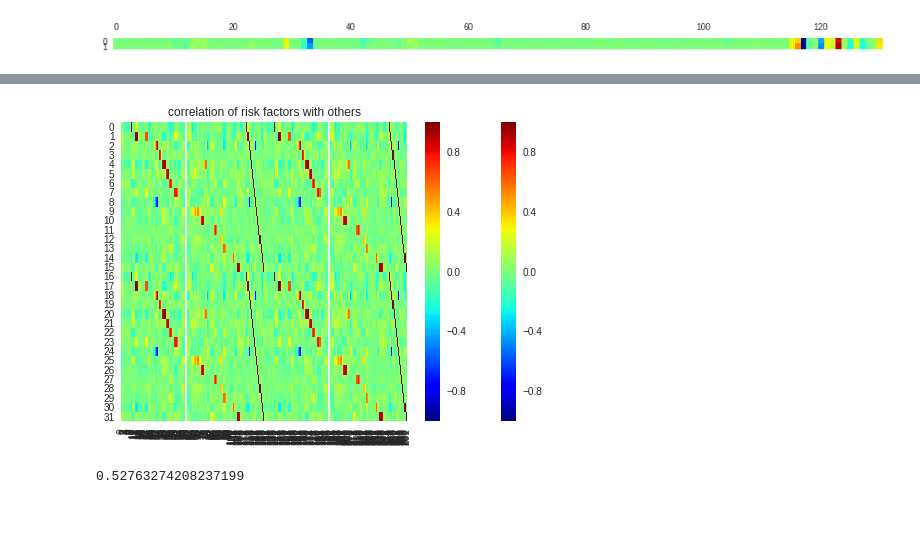
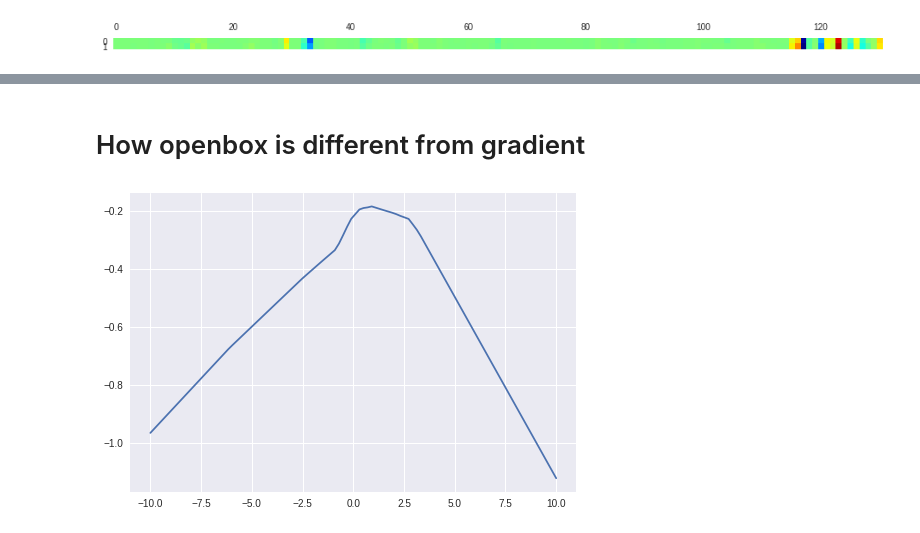
Before and after one commit to nathanwang000/OpenboxEYE, a Jupyter notebook: Eval.ipynb, the cells around one changed output, grey strips where cells are left out. Drawn from its saved outputs; the diff is of its cells as text; code cells hidden in the pictures.

```diff
--- a/Eval.ipynb
+++ b/Eval.ipynb
@@ -131,11 +106,11 @@ plt.show()
-# %%
-sub_corr = corr[indices]
-plt.title('correlation of risk factors with others')
-sns.heatmap(sub_corr, cmap='jet', vmin=-1, vmax=1)
-plt.show()
-# %% [output]
-[figure, removed]
-# %%
--np.log(0.59)
-# %% [output]
-0.52763274208237199
+# %% [markdown]
+# How openbox is different from gradient
+# %%
+f = MLP([1, 10, 20, 1], activation=torch.nn.ReLU)
+# %%
+n = 100
+x = torch.linspace(-10, 10, n).reshape(n, 1)
+plt.plot(x.view(-1).data.numpy(), f(x).view(-1).data.numpy())
+plt.show()
+# %% [output]
+[figure, added]
```
Also changed, not shown: parts of 8 cells of this notebook, 1 other file.
